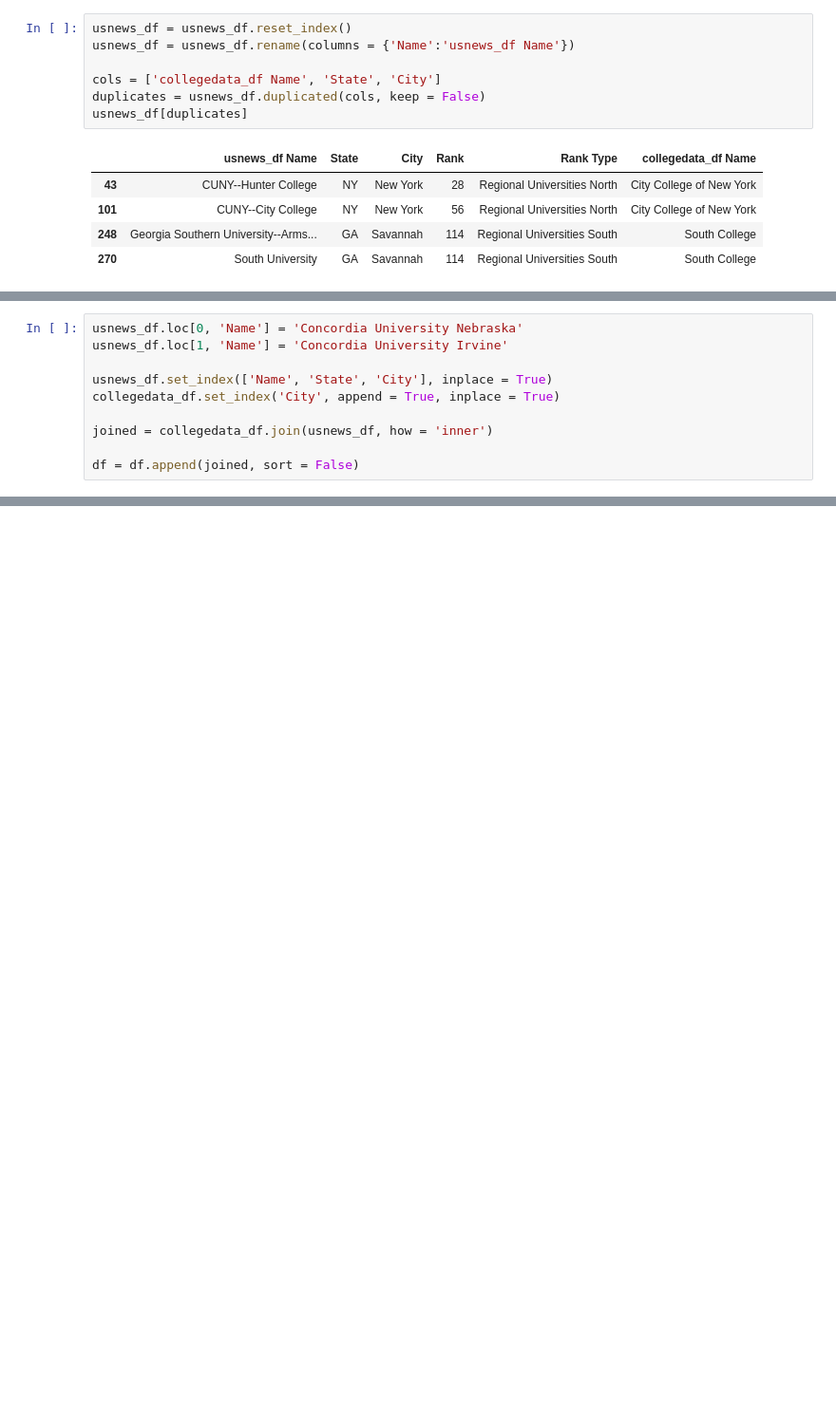
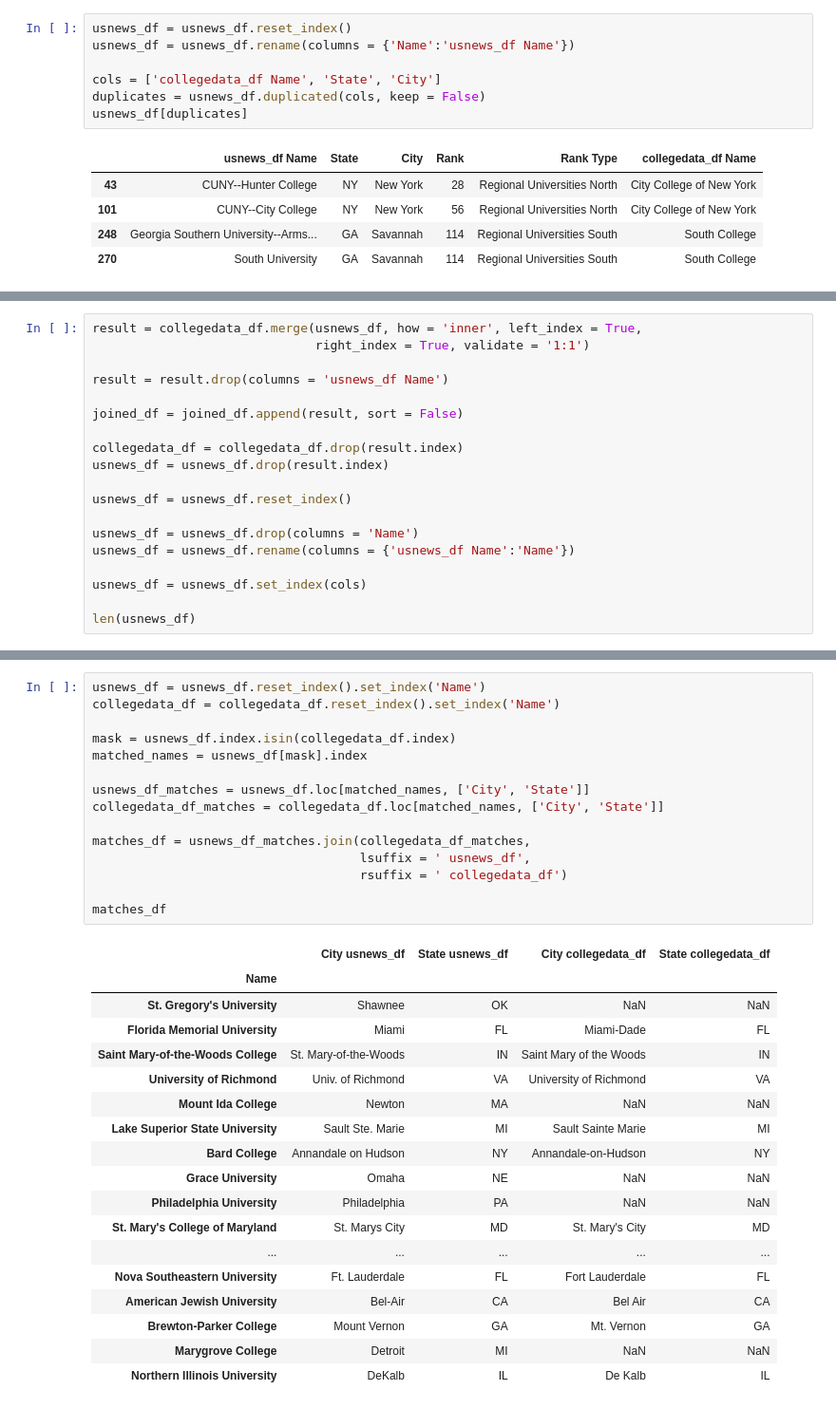
Before and after one commit to vertuli/college-yield-gap, a Jupyter notebook: part3-merging.ipynb, the cells around one changed output, grey strips where cells are left out. Shown: that part at 95% size. Drawn from its saved outputs; the diff is of its cells as text; blank space fills up the shorter version.

Commit message:
Finalized Part 3. Added joined.csv.

```diff
--- a/part3-merging.ipynb
+++ b/part3-merging.ipynb
@@ -297,10 +164,0 @@ These two share the same name in usnews_df, but their corresponding rows in coll
-# %%
-usnews_df.loc[0, 'Name'] = 'Concordia University Nebraska'
-usnews_df.loc[1, 'Name'] = 'Concordia University Irvine'
-
-usnews_df.set_index(['Name', 'State', 'City'], inplace = True)
-collegedata_df.set_index('City', append = True, inplace = True)
-
-joined = collegedata_df.join(usnews_df, how = 'inner')
-
-df = df.append(joined, sort = False)
@@ -320,0 +187,19 @@ len(collegedata_missing_df)
+# %%
+result = collegedata_df.merge(usnews_df, how = 'inner', left_index = True,
+                              right_index = True, validate = '1:1')
+
+result = result.drop(columns = 'usnews_df Name')
+
+joined_df = joined_df.append(result, sort = False)
+
+collegedata_df = collegedata_df.drop(result.index)
+usnews_df = usnews_df.drop(result.index)
+
+usnews_df = usnews_df.reset_index()
+
+usnews_df = usnews_df.drop(columns = 'Name')
+usnews_df = usnews_df.rename(columns = {'usnews_df Name':'Name'})
+
+usnews_df = usnews_df.set_index(cols)
+
+len(usnews_df)
@@ -320,0 +218,34 @@ len(collegedata_missing_df)
+# %%
+usnews_df = usnews_df.reset_index().set_index('Name')
+collegedata_df = collegedata_df.reset_index().set_index('Name')
+
+mask = usnews_df.index.isin(collegedata_df.index)
+matched_names = usnews_df[mask].index
+
+usnews_df_matches = usnews_df.loc[matched_names, ['City', 'State']]
+collegedata_df_matches = collegedata_df.loc[matched_names, ['City', 'State']]
+
+matches_df = usnews_df_matches.join(collegedata_df_matches,
+                                    lsuffix = ' usnews_df',
+                                    rsuffix = ' collegedata_df')
+
+matches_df
+# %% [output]
+|  | City usnews_df | State usnews_df | City collegedata_df | State collegedata_df |
+| Name |  |  |  |  |
+| St. Gregory's University | Shawnee | OK | NaN | NaN |
+| Florida Memorial University | Miami | FL | Miami-Dade | FL |
+| Saint Mary-of-the-Woods College | St. Mary-of-the-Woods | IN | Saint Mary of the Woods | IN |
+| University of Richmond | Univ. of Richmond | VA | University of Richmond | VA |
+| Mount Ida College | Newton | MA | NaN | NaN |
+| Lake Superior State University | Sault Ste. Marie | MI | Sault Sainte Marie | MI |
+| Bard College | Annandale on Hudson | NY | Annandale-on-Hudson | NY |
+| Grace University | Omaha | NE | NaN | NaN |
+| Philadelphia University | Philadelphia | PA | NaN | NaN |
+| St. Mary's College of Maryland | St. Marys City | MD | St. Mary's City | MD |
+| ... | ... | ... | ... | ... |
+| Nova Southeastern University | Ft. Lauderdale | FL | Fort Lauderdale | FL |
+| American Jewish University | Bel-Air | CA | Bel Air | CA |
+| Brewton-Parker College | Mount Vernon | GA | Mt. Vernon | GA |
+| Marygrove College | Detroit | MI | NaN | NaN |
+| Northern Illinois University | DeKalb | IL | De Kalb | IL |
```
Also changed, not shown: parts of 61 cells of this notebook, 2 other files.
